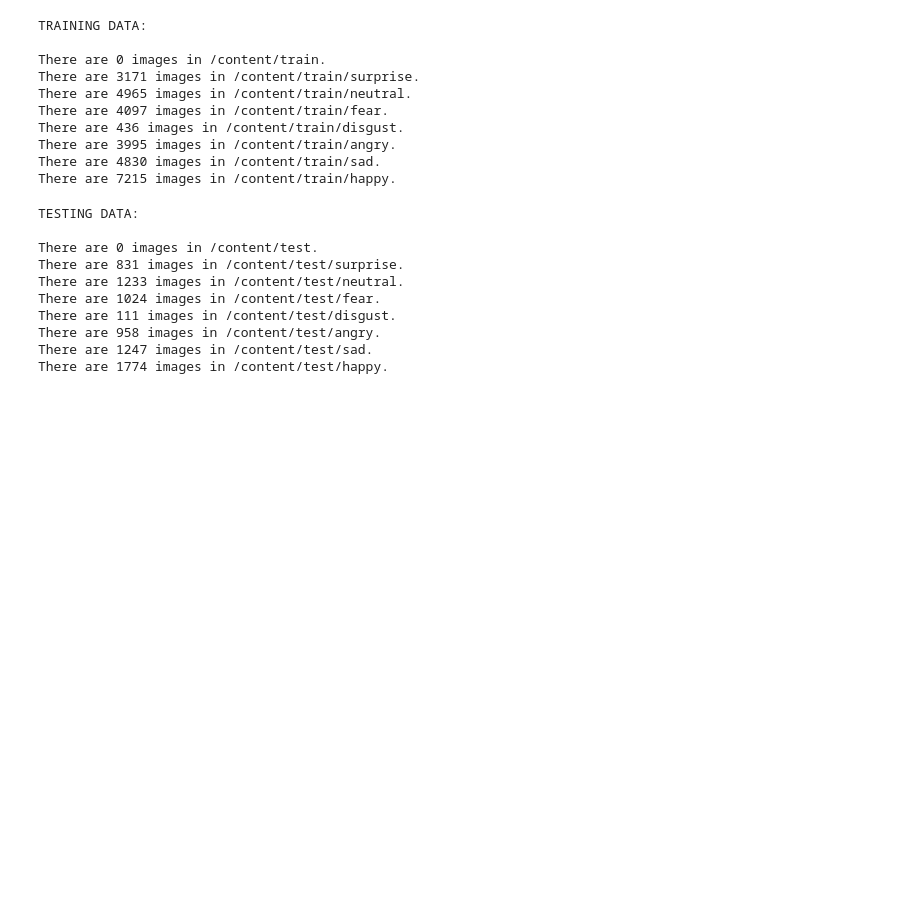
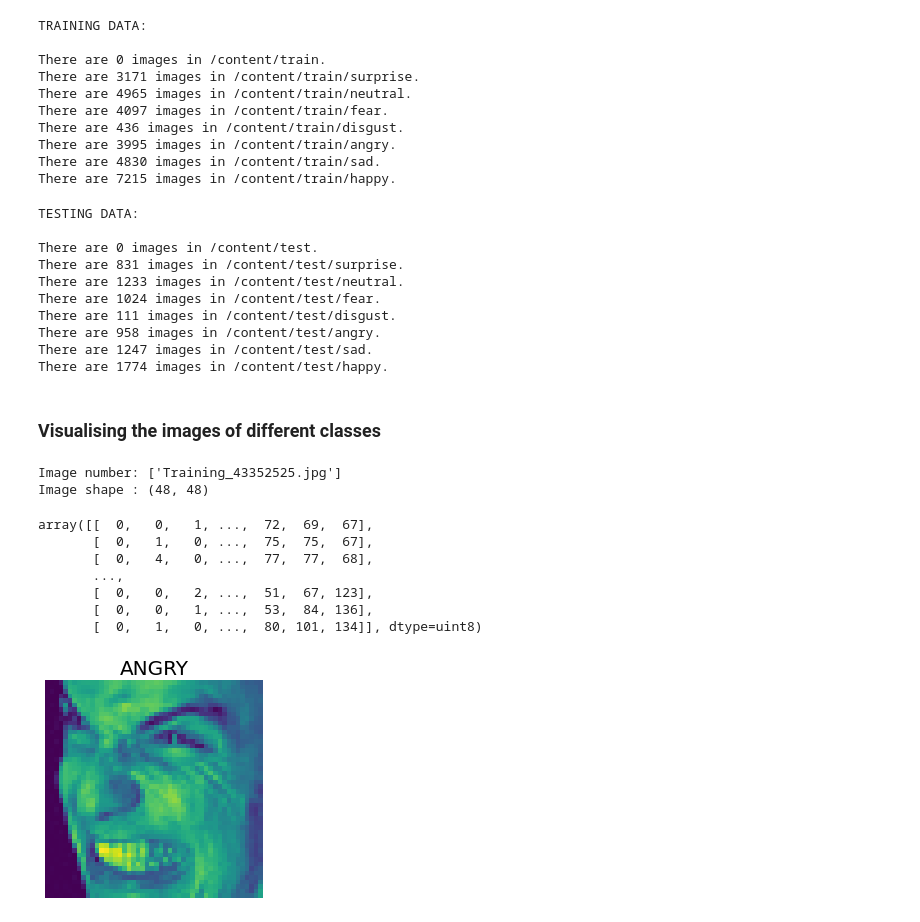
Before and after one commit to Arka1212/Live-Class-Monitoring-System-Face-Emotion-Recognition, a Jupyter notebook: Live_Class_Monitoring_System_(Face_Emotion_Recognition).ipynb, the cells around one changed output. Drawn from its saved outputs; the diff is of its cells as text; code cells hidden in the pictures; blank space fills up the shorter version.

```diff
--- a/Live_Class_Monitoring_System_(Face_Emotion_Recognition).ipynb
+++ b/Live_Class_Monitoring_System_(Face_Emotion_Recognition).ipynb
@@ -107,3 +107,42 @@ There are 111 images in /content/test/disgust.
 There are 958 images in /content/test/angry.
 There are 1247 images in /content/test/sad.
 There are 1774 images in /content/test/happy.
+# %% [markdown]
+### **Visualising the images of different classes**
+# %%
+# Creating a function to view random images from the dataset.
+import matplotlib.image as mpimg                                 # Used to visualize image format data.
+import random                                                    # To get random data.
+
+def view_random_images(target_dir, target_class):
+  target_folder = target_dir +'/'+ target_class
+
+  # Getting a random image.
+  random_image = random.sample(os.listdir(target_folder),1)
+  print(f'Image number: {random_image}')
+
+  # Reading the image and plotting it using matplotlib.
+  img = mpimg.imread(target_folder + '/' + random_image[0])
+  plt.imshow(img,cmap = )
+  plt.title(target_class.upper(),fontsize = 20)
+  plt.axis('off')
+
+  # Showing the shape of the image.
+  print(f'Image shape : {img.shape}')
+
+  return img
+# %%
+# Viewing random image of 'angry' class.
+view_random_images(target_dir = train_data,
+                   target_class = 'angry')
+# %% [output]
+Image number: ['Training_43352525.jpg']
+Image shape : (48, 48)
+array([[  0,   0,   1, ...,  72,  69,  67],
+       [  0,   1,   0, ...,  75,  75,  67],
+       [  0,   4,   0, ...,  77,  77,  68],
+       ...,
+       [  0,   0,   2, ...,  51,  67, 123],
+       [  0,   0,   1, ...,  53,  84, 136],
+       [  0,   1,   0, ...,  80, 101, 134]], dtype=uint8)
+[figure, added]
```
Also changed, not shown: parts of 7 cells of this notebook.
